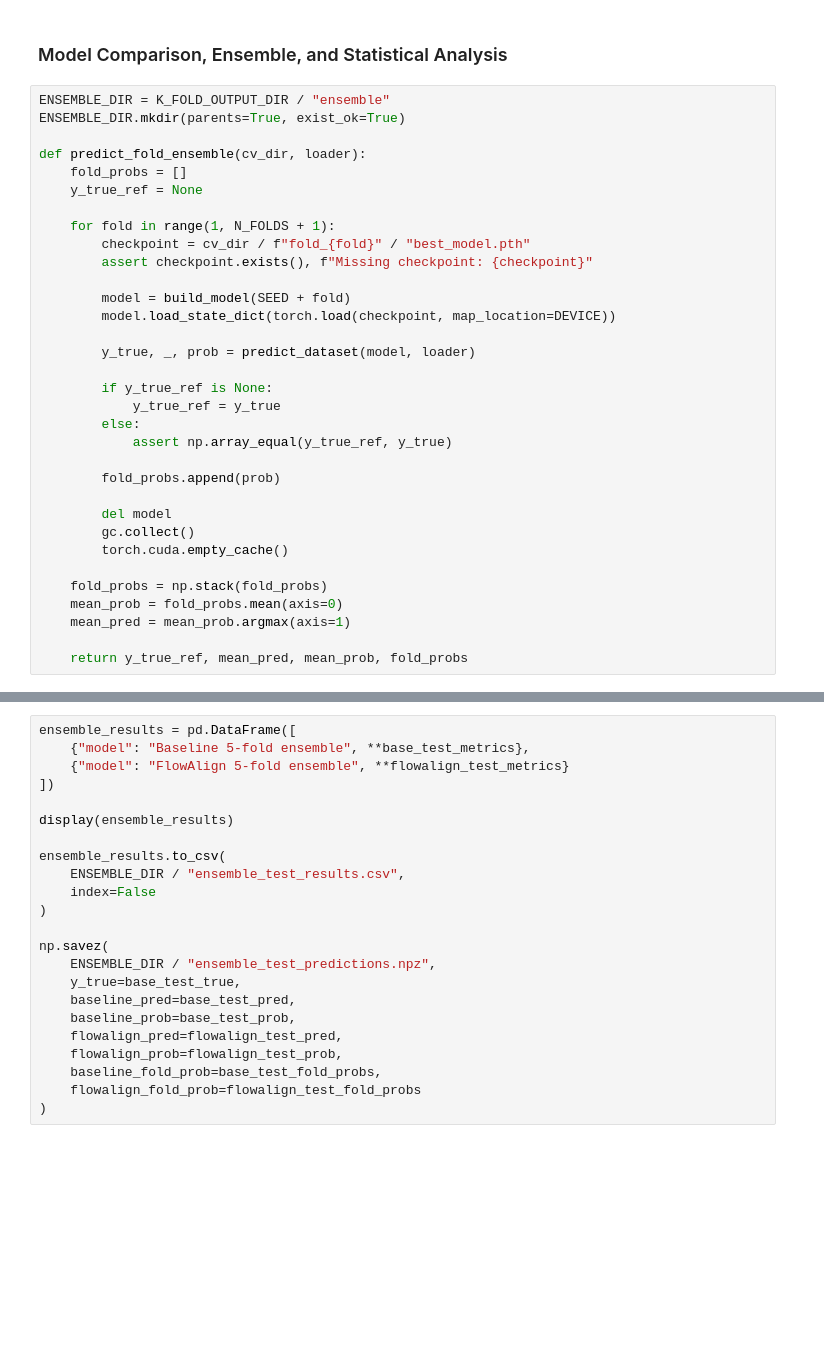
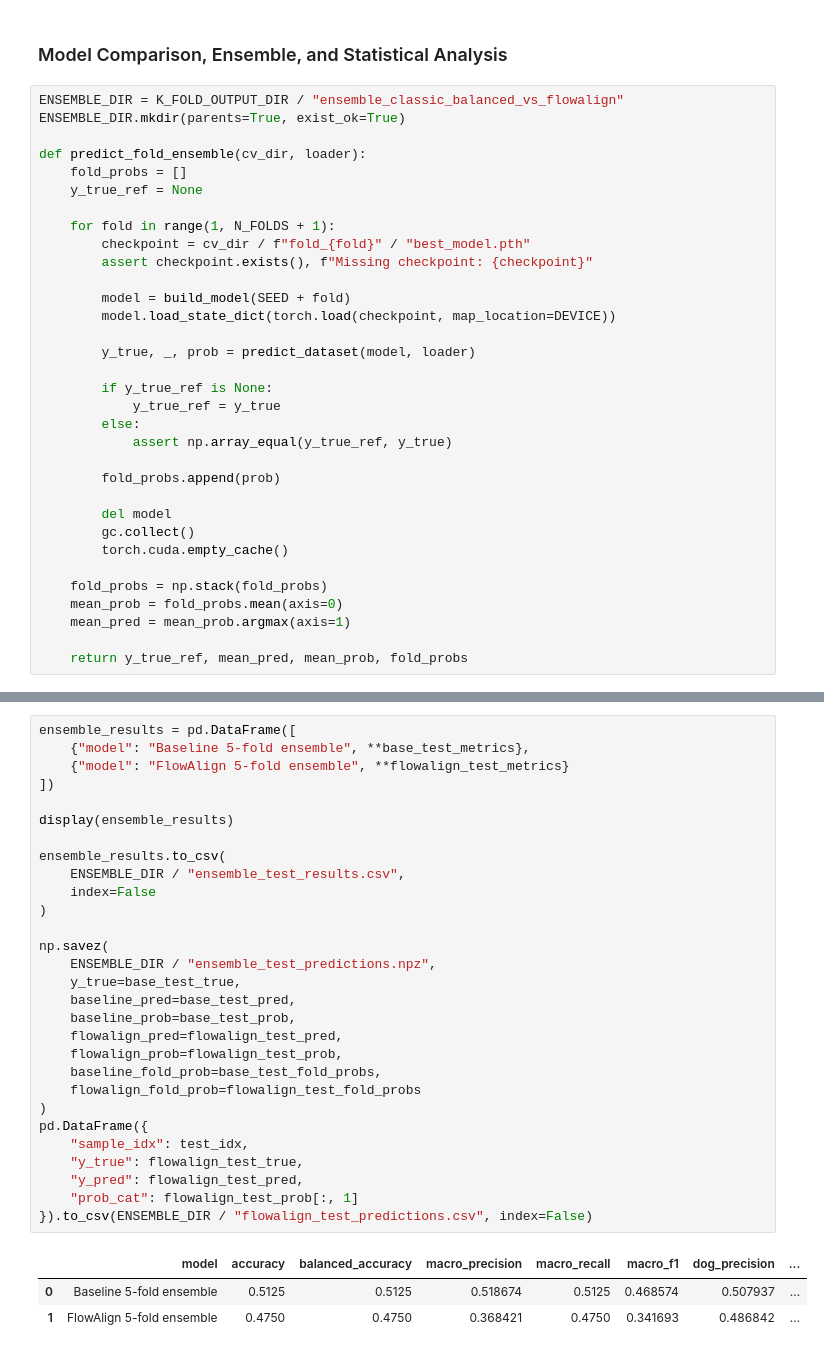
Before and after one commit to MicheleMeazzini/diffusion-data-augmentation, a Jupyter notebook: pipeline_flowalign.ipynb, the cells around one changed output, grey strips where cells are left out. Saved outputs shown, nothing was run; the diff lists cells and outputs as text; blank space fills up the shorter version.

```diff
--- a/pipeline_flowalign.ipynb
+++ b/pipeline_flowalign.ipynb
@@ -1078,7 +1571,7 @@ np.savez(
 # %% [markdown]
 ### Model Comparison, Ensemble, and Statistical Analysis
 # %%
-ENSEMBLE_DIR = K_FOLD_OUTPUT_DIR / "ensemble"
+ENSEMBLE_DIR = K_FOLD_OUTPUT_DIR / "ensemble_classic_balanced_vs_flowalign"
 ENSEMBLE_DIR.mkdir(parents=True, exist_ok=True)
 
 def predict_fold_ensemble(cv_dir, loader):
@@ -1153,26 +1647,36 @@ flowalign_test_metrics = evaluate(
 # %%
 ensemble_results = pd.DataFrame([
     {"model": "Baseline 5-fold ensemble", **base_test_metrics},
     {"model": "FlowAlign 5-fold ensemble", **flowalign_test_metrics}
 ])
 
 display(ensemble_results)
 
 ensemble_results.to_csv(
     ENSEMBLE_DIR / "ensemble_test_results.csv",
     index=False
 )
 
 np.savez(
     ENSEMBLE_DIR / "ensemble_test_predictions.npz",
     y_true=base_test_true,
     baseline_pred=base_test_pred,
     baseline_prob=base_test_prob,
     flowalign_pred=flowalign_test_pred,
     flowalign_prob=flowalign_test_prob,
     baseline_fold_prob=base_test_fold_probs,
     flowalign_fold_prob=flowalign_test_fold_probs
 )
+pd.DataFrame({
+    "sample_idx": test_idx,
+    "y_true": flowalign_test_true,
+    "y_pred": flowalign_test_pred,
+    "prob_cat": flowalign_test_prob[:, 1]
+}).to_csv(ENSEMBLE_DIR / "flowalign_test_predictions.csv", index=False)
+# %% [output]
+|  | model | accuracy | balanced_accuracy | macro_precision | macro_recall | macro_f1 | dog_precision | ... |
+| 0 | Baseline 5-fold ensemble | 0.5125 | 0.5125 | 0.518674 | 0.5125 | 0.468574 | 0.507937 | ... |
+| 1 | FlowAlign 5-fold ensemble | 0.4750 | 0.4750 | 0.368421 | 0.4750 | 0.341693 | 0.486842 | ... |
 # %%
 fpr_base, tpr_base, _ = roc_curve(base_test_true, base_test_prob[:, 1])
 fpr_flowalign, tpr_flowalign, _ = roc_curve(flowalign_test_true, flowalign_test_prob[:, 1])
```
Also changed, not shown: parts of 46 cells of this notebook, 6 other files.
